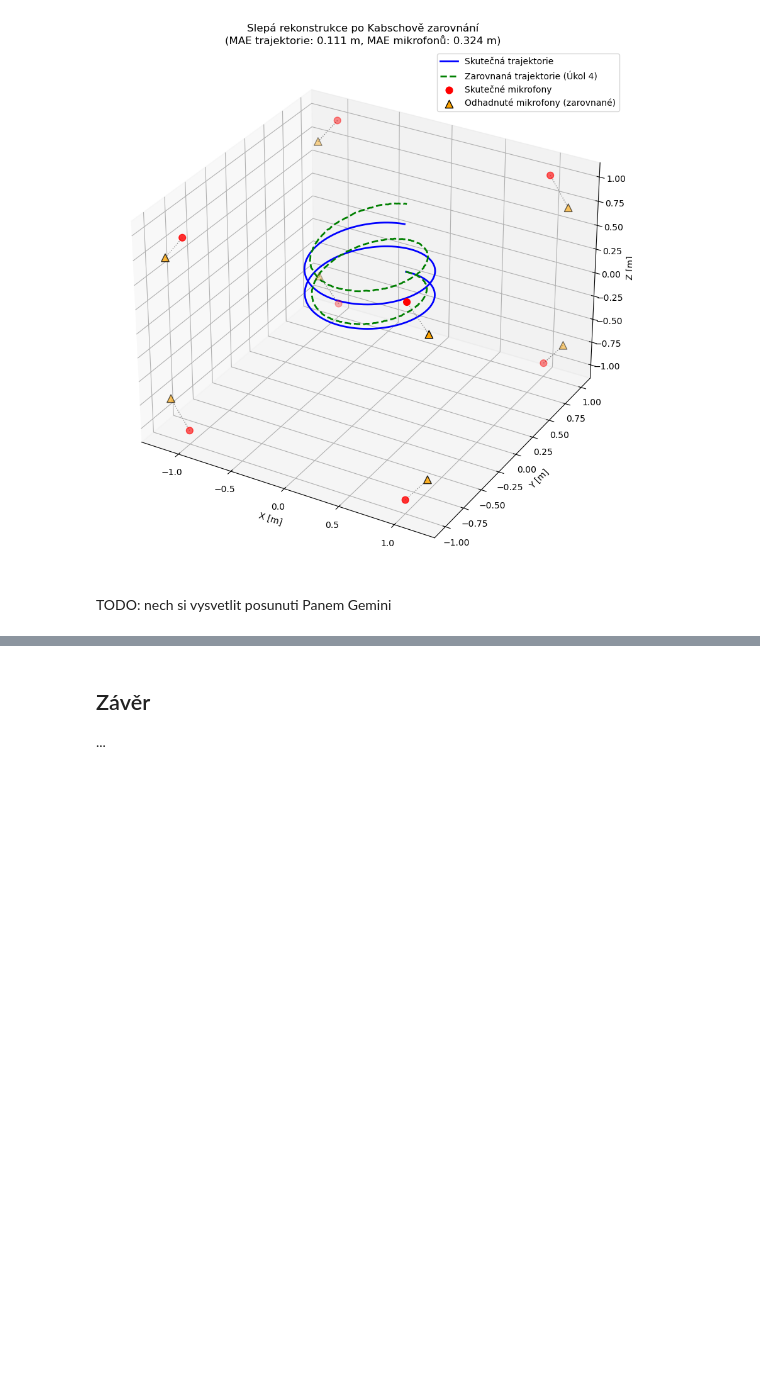
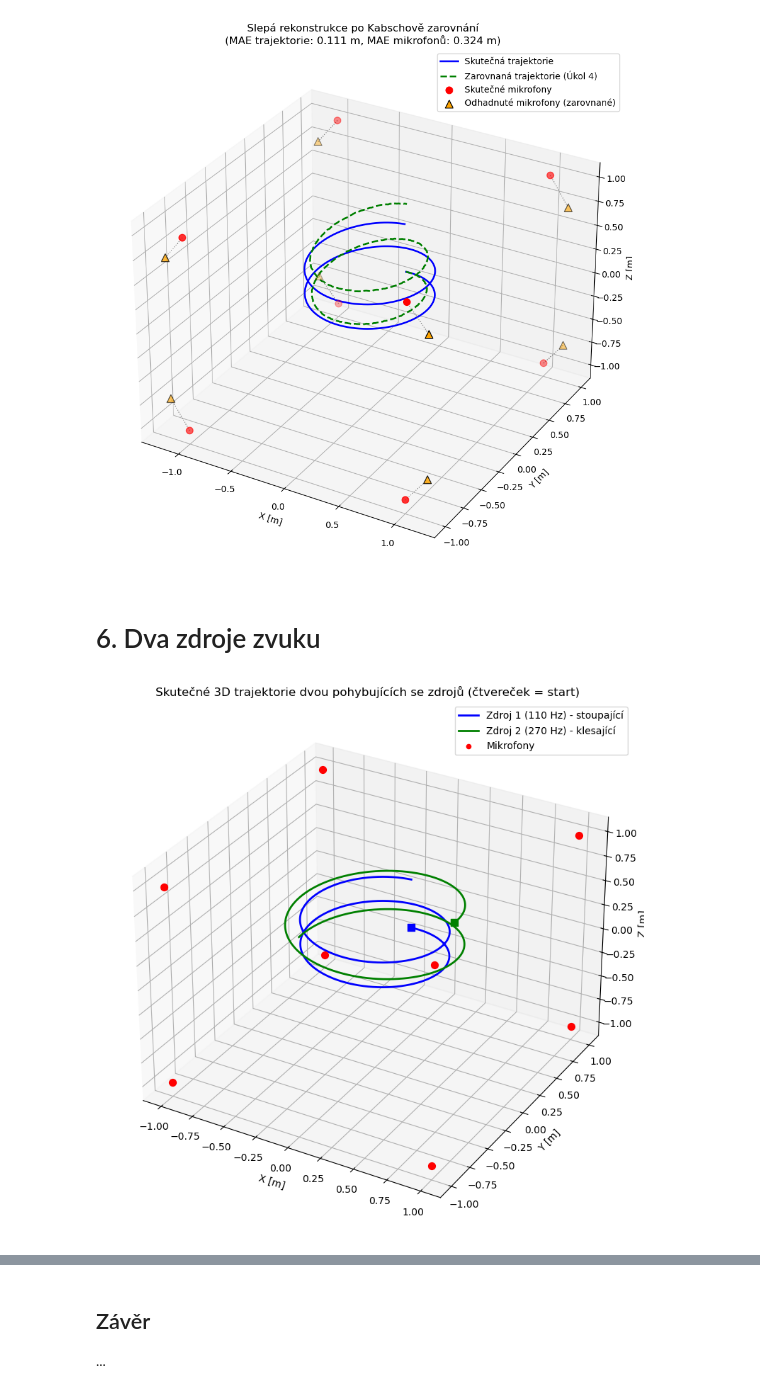
Before and after one commit to Psychol0gicl/dr_semestralni_prace, a Jupyter notebook: dr2026_1sem.ipynb, the cells around one changed output, grey strips where cells are left out. Drawn from its saved outputs; the diff is of its cells as text; code cells hidden in the pictures; blank space fills up the shorter version.

```diff
--- a/dr2026_1sem.ipynb
+++ b/dr2026_1sem.ipynb
@@ -552,5 +558,5 @@ plt.tight_layout()
 plt.show()
 # %% [output]
 [figure]
-# %% [markdown]
-TODO: nech si vysvetlit posunuti Panem Gemini
+# %% [markdown]
+# 6. Dva zdroje zvuku
@@ -556,0 +600,48 @@ TODO: nech si vysvetlit posunuti Panem Gemini
+# %%
+fig = plt.figure(figsize=(10, 8))
+ax = fig.add_subplot(projection='3d')
+
+# 1. Trajektorie prvního zdroje (f_1 = 110 Hz)
+ax.plot(
+    traj_1[::stride, 0],
+    traj_1[::stride, 1],
+    traj_1[::stride, 2],
+    label=f'Zdroj 1 ({f_sound_1} Hz) - stoupající',
+    color='blue',
+    linewidth=2
+)
+# Zvýraznění počátečního bodu Zdroje 1
+ax.scatter(traj_1[0, 0], traj_1[0, 1], traj_1[0, 2], color='blue', s=60, marker='s')
+
+# 2. Trajektorie druhého zdroje (f_2 = 275 Hz)
+ax.plot(
+    traj_2[::stride, 0],
+    traj_2[::stride, 1],
+    traj_2[::stride, 2],
+    label=f'Zdroj 2 ({f_sound_2} Hz) - klesající',
+    color='green',
+    linewidth=2
+)
+# Zvýraznění počátečního bodu Zdroje 2
+ax.scatter(traj_2[0, 0], traj_2[0, 1], traj_2[0, 2], color='green', s=60, marker='s')
+
+# 3. Mikrofony (krychle)
+for i_mic in range(n_mics):
+    ax.scatter(
+        mics[i_mic, 0, 0],
+        mics[i_mic, 0, 1],
+        mics[i_mic, 0, 2],
+        color='red',
+        s=50
+    )
+ax.scatter([], [], [], color='red', label='Mikrofony')
+
+ax.set_xlabel('X [m]')
+ax.set_ylabel('Y [m]')
+ax.set_zlabel('Z [m]')
+ax.set_title('Skutečné 3D trajektorie dvou pohybujících se zdrojů (čtvereček = start)')
+ax.legend()
+plt.tight_layout()
+plt.show()
+# %% [output]
+[figure, added]
```
Also changed, not shown: parts of 24 cells of this notebook.
